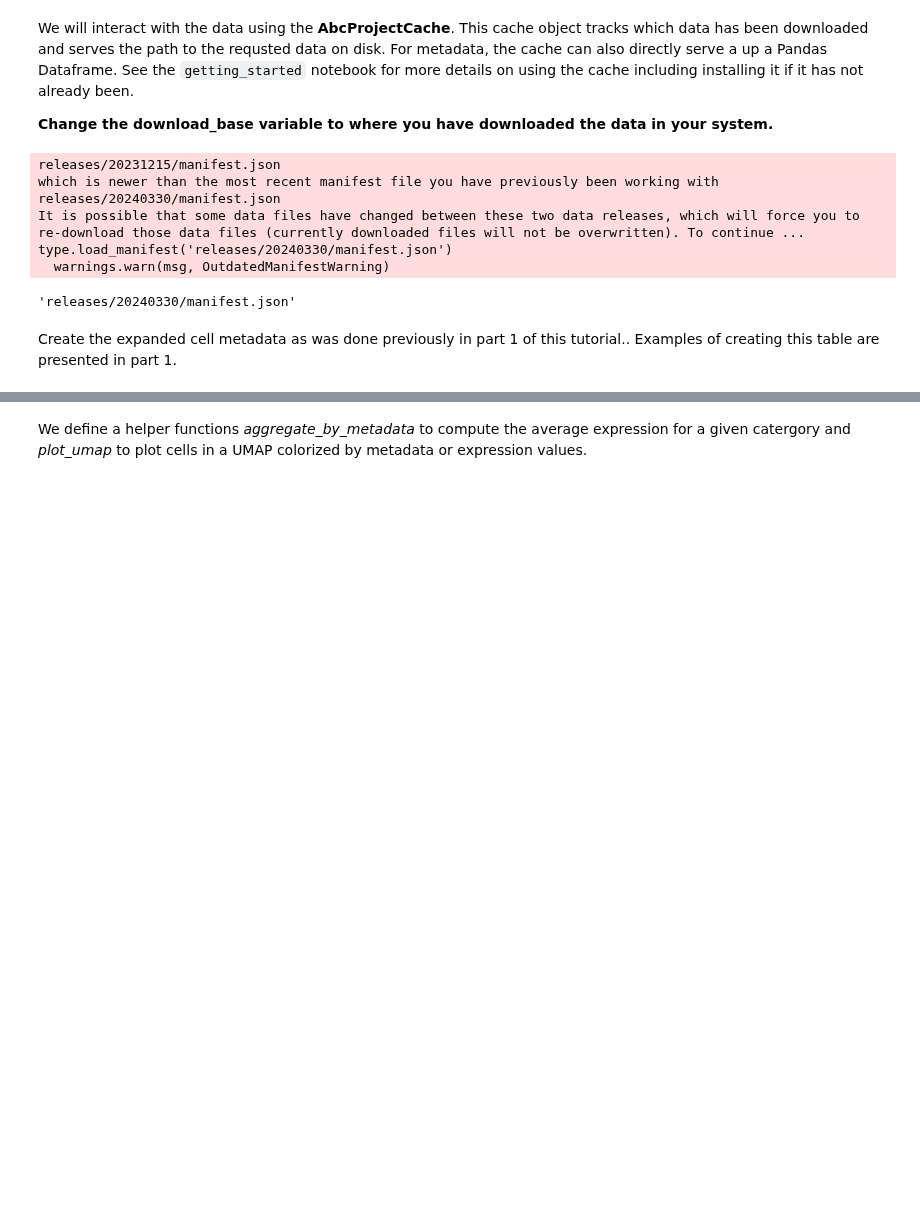
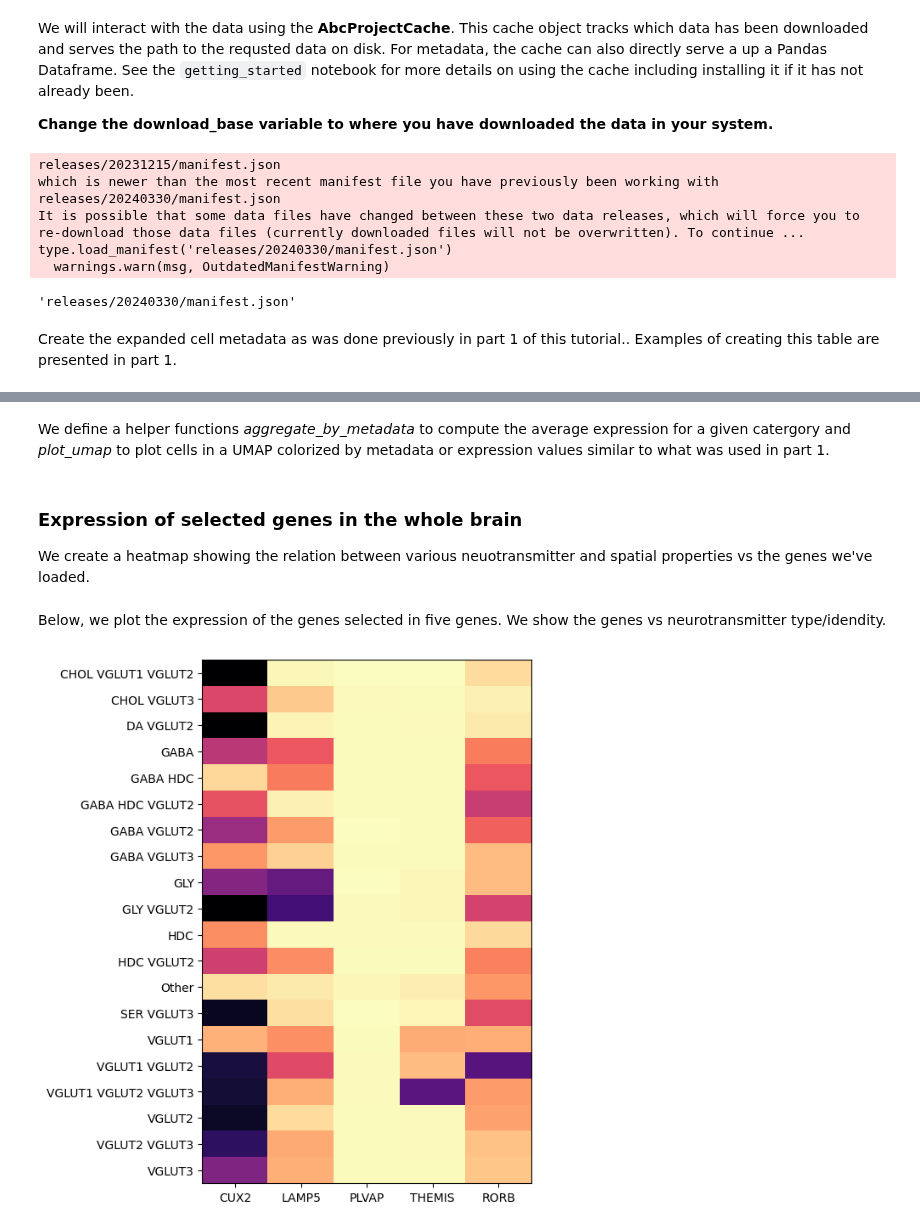
Before and after one commit to AllenInstitute/abc_atlas_access, a Jupyter notebook: notebooks/WHB-10x_snRNASeq_tutorial_part_2.ipynb, the cells around one changed output, grey strips where cells are left out. Saved outputs shown, nothing was run; the diff lists cells and outputs as text; code cells hidden in the pictures; blank space fills up the shorter version.

```diff
--- a/notebooks/WHB-10x_snRNASeq_tutorial_part_2.ipynb
+++ b/notebooks/WHB-10x_snRNASeq_tutorial_part_2.ipynb
@@ -88,8 +149,12 @@ exp.set_index('cell_label',inplace=True)
 # %% [markdown]
-We define a helper functions *aggregate_by_metadata* to compute the average expression for a given catergory and *plot_umap* to plot cells in a UMAP colorized by metadata or expression values.
+We define a helper functions *aggregate_by_metadata* to compute the average expression for a given catergory and *plot_umap* to plot cells in a UMAP colorized by metadata or expression values similar to what was used in part 1.
 # %%
 def aggregate_by_metadata(df, gnames, value, sort = False):
     grouped = df.groupby(value)[gnames].mean()
     if sort:
         grouped = grouped.sort_values(by=gnames[0], ascending=False)
     return grouped
+# %% [markdown]
+### Expression of selected genes in the whole brain
+
+We create a heatmap showing the relation between various neuotransmitter and spatial properties vs the genes we've loaded.
@@ -95,0 +180,7 @@ def aggregate_by_metadata(df, gnames, value, sort = False):
+# %% [markdown]
+Below, we plot the expression of the genes selected in five genes. We show the genes vs neurotransmitter type/idendity.
+# %%
+agg = aggregate_by_metadata(cell_extended_with_genes, example_cells_with_genes.columns, 'neurotransmitter')
+res = plot_heatmap(agg, 5, 8)
+# %% [output]
+[figure, added]
```
Also changed, not shown: parts of 32 cells of this notebook, 1 other file.
